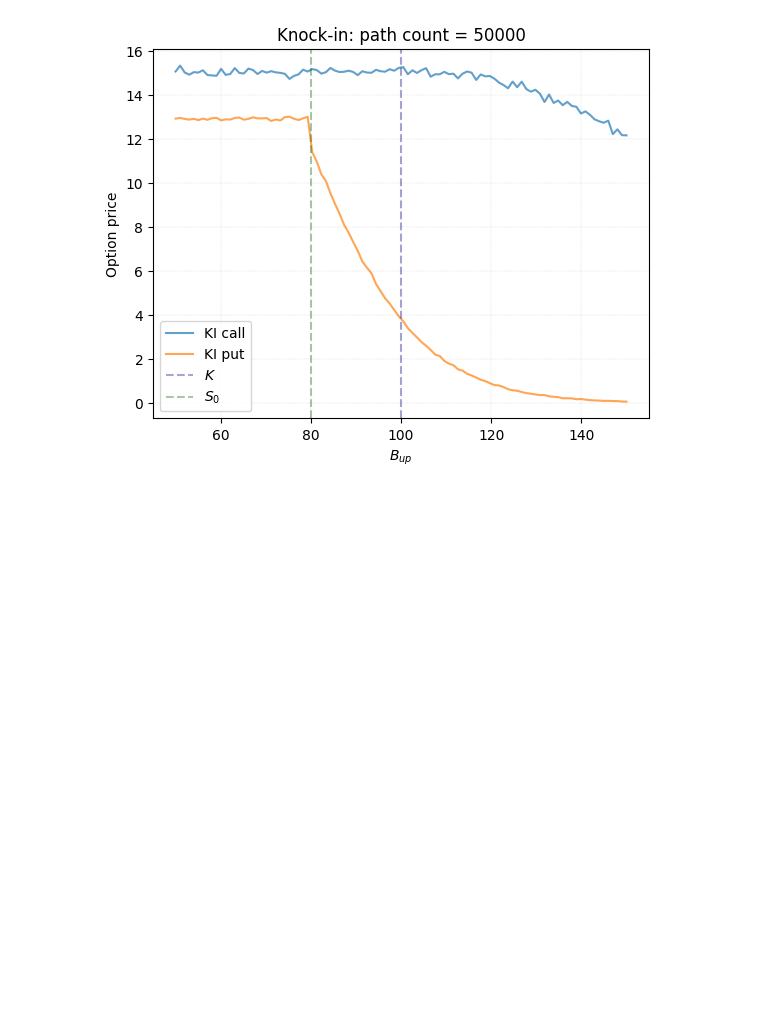
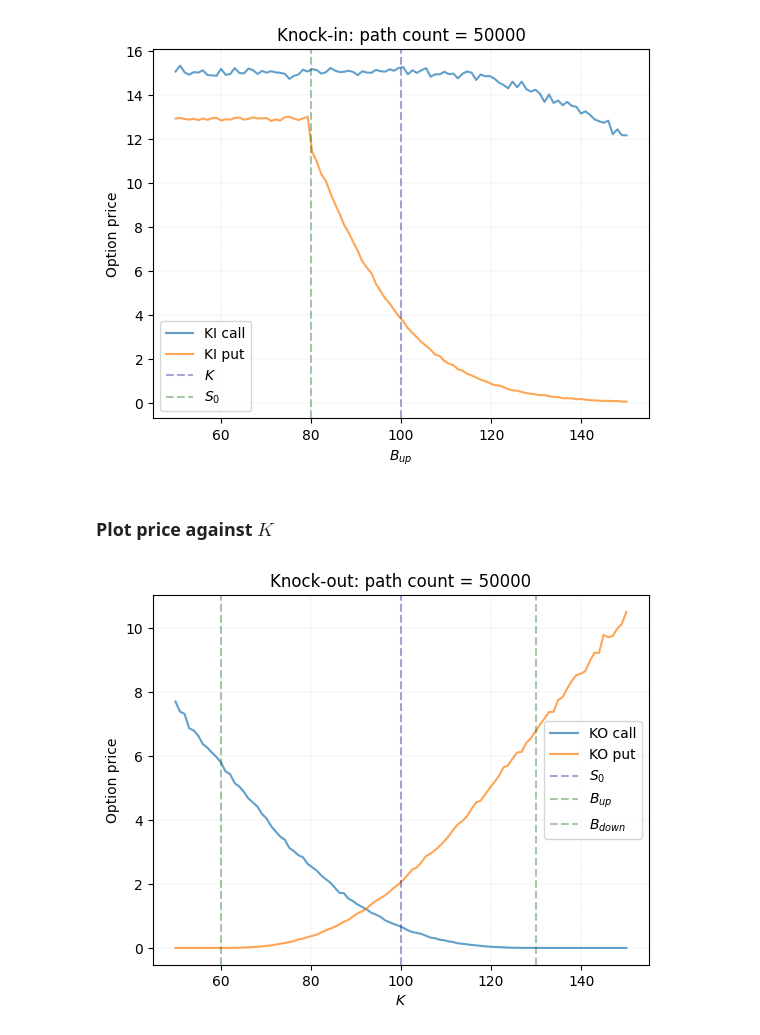
Before and after one commit to ccjeremylo/FinEng-in-IRFX, a Jupyter notebook: src/python/Lecture4/ExoticMC.ipynb, the cells around one changed output. Saved outputs shown, nothing was run; the diff lists cells and outputs as text; code cells hidden in the pictures; blank space fills up the shorter version.

Commit message:
issue #73: add basic MC error analysis plots + improve .gitignore

```diff
--- a/src/python/Lecture4/ExoticMC.ipynb
+++ b/src/python/Lecture4/ExoticMC.ipynb
@@ -5,6 +5,8 @@ import fineng_irfx as fe
 import matplotlib.pyplot as plt
 import numpy as np
 import math
+# %%
+plot_dir = r"plots/"
 # %%
 BM = fe.L4_BoxMuller(1)
 # %%
@@ -45,7 +47,7 @@ class price_barrier:
             self.DB = fe.L4_DoubleBarrierKI(self.T, self.m, K, self.Bup, self.Bdown, self.isCall)
         return self.DB.PriceByMC(self.BSModel, path_count)
 # %%
-def plot_barrier_option_price(x_axis, data1, data2, x1, x2, x3, nb_path, title):
+def plot_barrier_option_price(x_axis, data1, data2, x1, x2, x3, nb_path, title, save_path=None):
     plt.figure()
     plt.title(title + f"path count = {nb_path}")
     plt.plot(x_axis[0], data1[0], label=data1[1], alpha=0.7, linewidth=1.5)
@@ -66,6 +68,8 @@ def plot_barrier_option_price(x_axis, data1, data2, x1, x2, x3, nb_path, title):
     plt.grid(color="grey", linewidth=0.3, linestyle="--", alpha=0.3)
     plt.xlabel(x_axis[1])
     plt.ylabel(r"Option price")
+    if save_path:
+        plt.savefig(save_path)
     plt.show()
 # %% [markdown]
 ### Plot price against $S_0$
@@ -190,2 +202,4 @@ plot_barrier_option_price(x_axis, data1, data2, x1, x2, x3, nb_path, title)
 # %% [output]
 [figure]
+# %% [markdown]
+### Plot price against $K$
@@ -191,0 +223,31 @@ plot_barrier_option_price(x_axis, data1, data2, x1, x2, x3, nb_path, title)
+# %%
+# running analytics
+path_count = 50000
+
+KO_call_prices = []
+KO_put_prices = []
+KI_call_prices = []
+KI_put_prices = []
+
+K_list = np.linspace(50, 150, 100)
+
+for K_i in K_list:
+    KO_call_prices.append(DBKO_call.price_K(K_i, path_count))
+    KO_put_prices.append(DBKO_put.price_K(K_i, path_count))
+    KI_call_prices.append(DBKI_call.price_K(K_i, path_count))
+    KI_put_prices.append(DBKI_put.price_K(K_i, path_count))
+# %%
+x_axis = [K_list, r"$K$"]
+data1 = [KO_call_prices, 'KO call']
+data2 = [KO_put_prices, 'KO put']
+x1 = [S0, r"$S_0$"]
+x2 = [Bup, r"$B_{up}$"]
+x3 = [Bdown, r"$B_{down}$"]
+nb_path = path_count
+title = "Knock-out: "
+
+plot_name = "KO_Price_as_K.png"
+
+plot_barrier_option_price(x_axis, data1, data2, x1, x2, x3, nb_path, title, plot_dir+plot_name)
+# %% [output]
+[figure, added]
```
Also changed, not shown: parts of 8 cells of this notebook, 12 other files.
